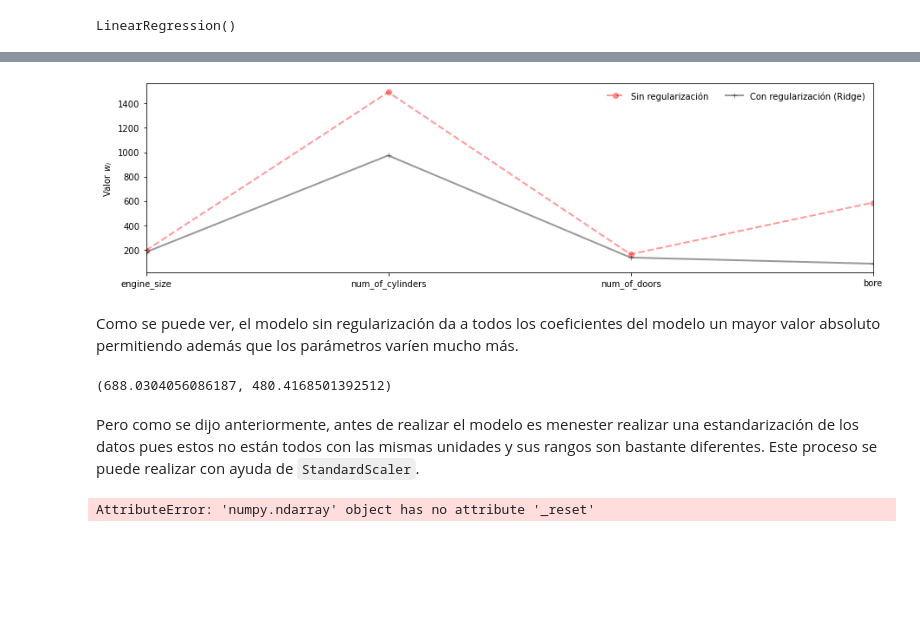
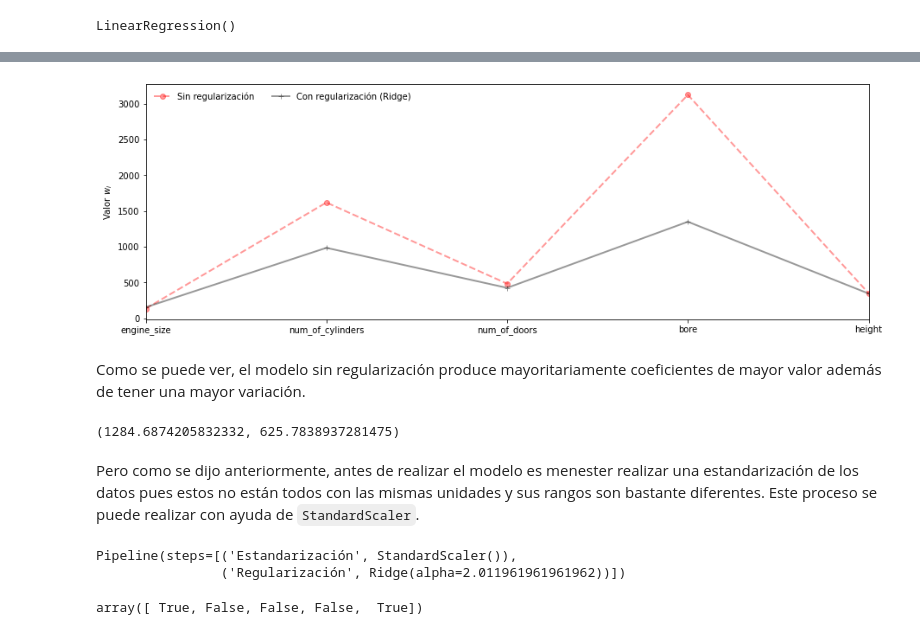
Before and after one commit to hplbrayan/Un-curso-de-Machine-Learning, a Jupyter notebook: 07_ML_Modelos_de_Regresion/N1_Linear_Models.ipynb, the cells around one changed output, grey strips where cells are left out. Drawn from its saved outputs; the diff is of its cells as text; code cells hidden in the pictures; blank space fills up the shorter version.

Commit message:
07.2.2 + Ridge y LinearRegression con estandarización

```diff
--- a/07_ML_Modelos_de_Regresion/N1_Linear_Models.ipynb
+++ b/07_ML_Modelos_de_Regresion/N1_Linear_Models.ipynb
@@ -240,3 +242,14 @@ Index(['symboling', 'normalized_losses', 'make', 'aspiration', 'num_of_doors',
        'horsepower', 'peak_rpm', 'city_mpg', 'highway_mpg', 'price',
        'city_L_100km', 'horsepower_binned', 'diesel', 'gas'],
       dtype='object')
+# %%
+# Features para el modelo
+sel_features = ["engine_size", "num_of_cylinders", "num_of_doors", "bore", "height"]
+target = "price"
+
+X = df[sel_features]
+y = df[target]
+
+# pairplot
+sbn.pairplot(X, kind="reg", diag_kind="kde")
+plt.show()
@@ -243,20 +267,13 @@ Index(['symboling', 'normalized_losses', 'make', 'aspiration', 'num_of_doors',
 # %%
-# Features para el modelo
-sel_features = ["engine_size", "num_of_cylinders", "num_of_doors", "bore"]
-target = "price"
-
-X = df[sel_features]
-y = df[target]
-
 # Datos de entrenamiento y prueba/testeo
-X_train, X_test, y_train, y_test = train_test_split(X, y, test_size=0.2, random_state=13)
+X_train, X_test, y_train, y_test = train_test_split(X, y, test_size=0.2, random_state=123)
 
 ######################## Ridge ########################
 
 # Antes de entrenar el modelo se escoge el mejor valor de alpha.
 # En el siguiente módulo se explicará en detalle este procedimiento
 # de ajuste de los hiperparámetros de un modelo.
-best_alpha = RidgeCV(alphas=np.linspace(0.001, 20, 100)).fit(X_train, y_train).alpha_
+best_alpha = RidgeCV(alphas=np.linspace(0.01, 5000, 1000)).fit(X_train, y_train).alpha_
 
 # Entrenamiento
 model_ridge = Ridge(alpha=best_alpha)
@@ -270,8 +287,8 @@ Ridge(alpha=18.989949494949496)
 # utilizando una regresión lineal simple
 
 # Entrenamiento
-model_linear = LinearRegression()
-model_linear.fit(X=X_train, y=y_train)
+model_linear = LinearRegression().fit(X=X_train, y=y_train)
+model_linear
 # %% [output]
 LinearRegression()
 # %%
@@ -295,23 +312,23 @@ R2_test  = 0.7099514580710147
 # %%
-fig, ax = plt.subplots(figsize=(15,4))
+fig, ax = plt.subplots(figsize=(15,5))
 
 ax.plot(abs(model_linear.coef_), label="Sin regularización",
                                  color="red", marker="o", linestyle="--", linewidth=2, alpha=0.4)
 ax.plot(abs(model_ridge.coef_),  label="Con regularización (Ridge)",
                                  color="k",   marker="+", linestyle="-",  linewidth=2, alpha=0.4)
 
 ax.set_xticks(ticks=range(len(sel_features)), labels=[col for col in sel_features])
 ax.set_ylabel(r"Valor $w_i$")
 ax.set_xlim(0, len(sel_features)-1)
 ax.legend(frameon=False, ncol=2)
 plt.show()
 # %% [output]
-[figure, old version]
+[figure, new version]
 # %% [markdown]
-Como se puede ver, el modelo sin regularización da a todos los coeficientes del modelo un mayor valor absoluto permitiendo además que los parámetros varíen mucho más.
+Como se puede ver, el modelo sin regularización produce mayoritariamente coeficientes de mayor valor además de tener una mayor variación.
 # %%
 model_linear.coef_.std(), model_ridge.coef_.std()
 # %% [output]
-(688.0304056086187, 480.4168501392512)
+(1284.6874205832332, 625.7838937281475)
 # %% [markdown]
 Pero como se dijo anteriormente, antes de realizar el modelo es menester realizar una estandarización de los datos pues estos no están todos con las mismas unidades y sus rangos son bastante diferentes. Este proceso se puede realizar con ayuda de <code>StandardScaler</code>.
@@ -320,4 +335,27 @@ from sklearn.pipeline import make_pipeline
-# %%
-StandardScaler.fit(X_train, y_train)
-# %% [output]
-AttributeError: 'numpy.ndarray' object has no attribute '_reset'
+# %%
+best_alpha = RidgeCV(alphas=np.linspace(0.01, 500, 1000))\
+                                    .fit(
+                                        X=StandardScaler().fit_transform(X_train),
+                                        y=y_train)\
+                                    .alpha_
+
+# Ridge estandarizado
+model_ridge_std = Pipeline(steps=[
+                                ("Estandarización", StandardScaler()),
+                                ("Regularización", Ridge(alpha=best_alpha))
+                                ])
+
+# Lineal estandarizado
+model_linear_std = Pipeline(steps=[
+                                ("Estandarización", StandardScaler()),
+                                ("Lineal", LinearRegression())
+                                ]).fit(X=X_train, y=y_train)
+
+model_ridge_std.fit(X_train, y_train)
+# %% [output]
+Pipeline(steps=[('Estandarización', StandardScaler()),
+                ('Regularización', Ridge(alpha=2.011961961961962))])
+# %%
+model_ridge_std.get_params()["Regularización"].coef_ < model_linear_std.get_params()["Lineal"].coef_
+# %% [output]
+array([ True, False, False, False,  True])
```
Also changed, not shown: parts of 10 cells of this notebook.
